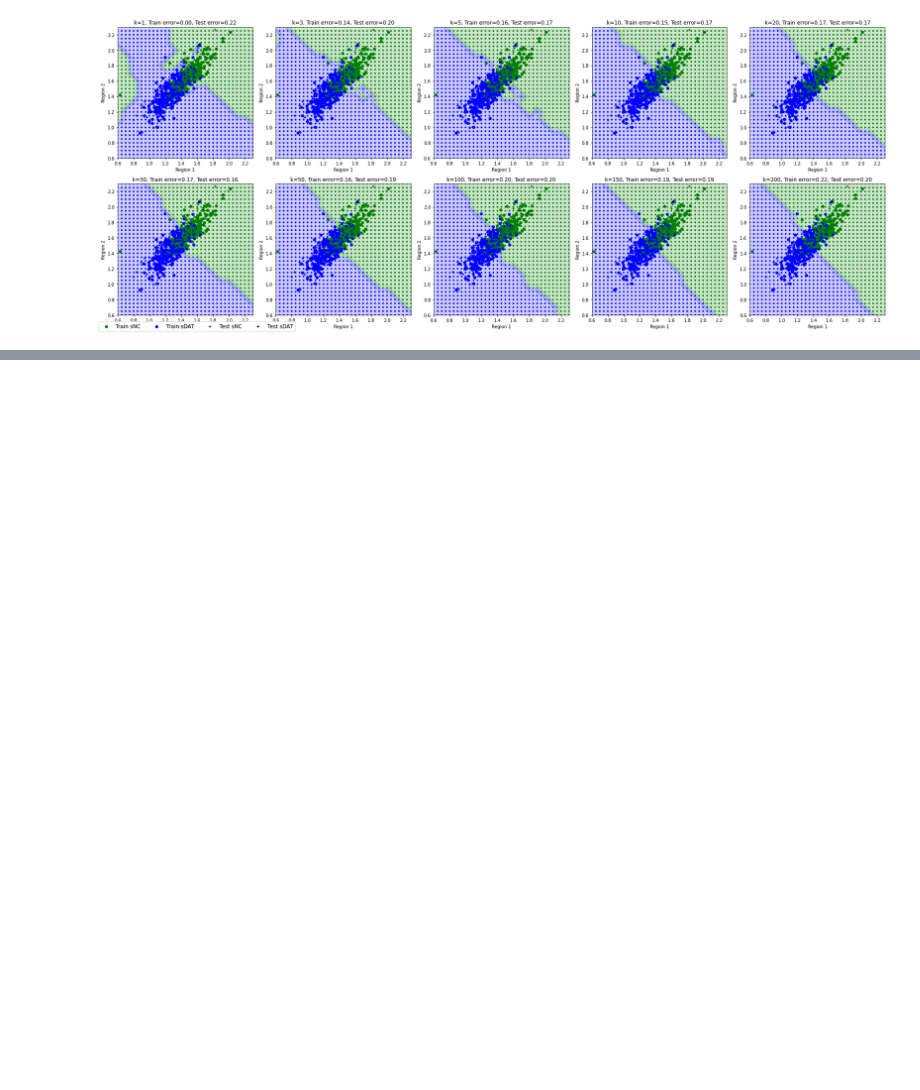
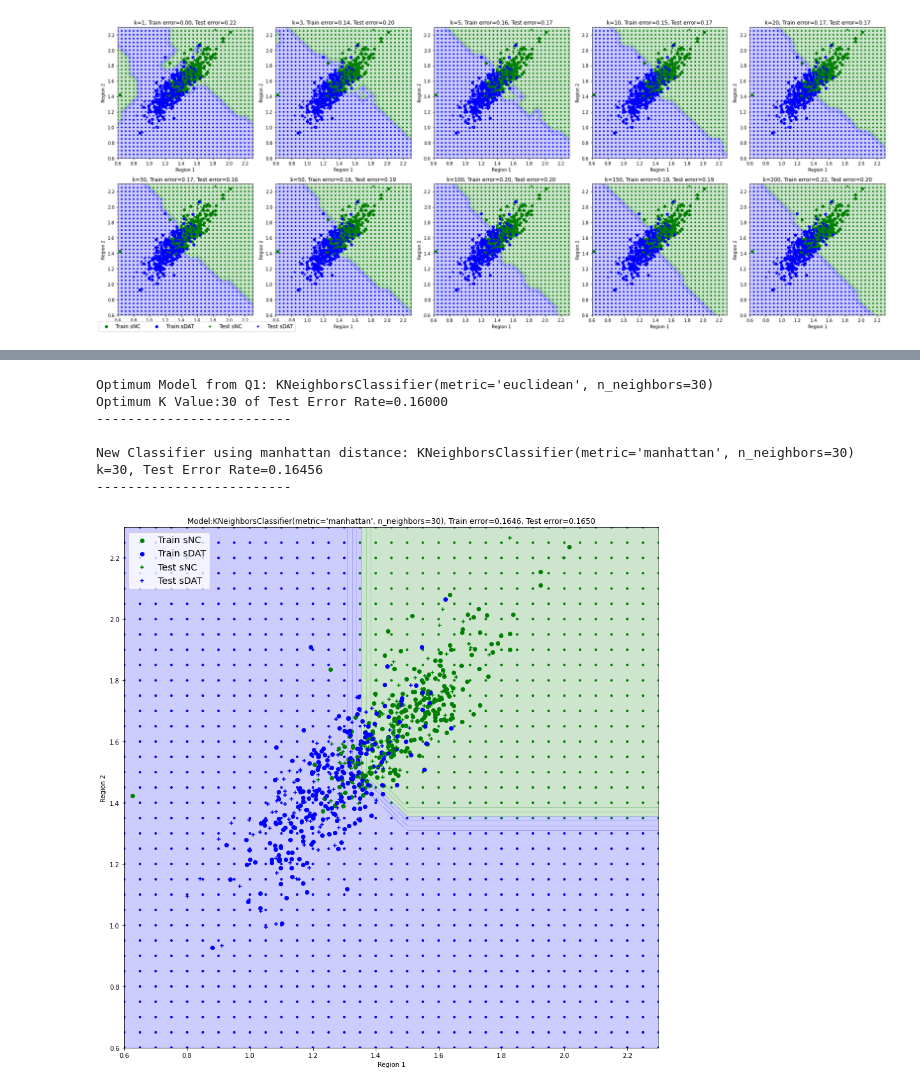
Before and after one commit to dev-nanthan/classifier-knn-diagnosis, a Jupyter notebook: MLA1_KNN.ipynb, the cells around one changed output, grey strips where cells are left out. Saved outputs shown, nothing was run; the diff lists cells and outputs as text; code cells hidden in the pictures; blank space fills up the shorter version.

```diff
--- a/MLA1_KNN.ipynb
+++ b/MLA1_KNN.ipynb
@@ -258,0 +282,66 @@ plt.show()
+# %%
+# Print the Optinum Model and the Performance it produced
+print("Optimum Model from Q1:", OPT_Mod)
+print("Optimum K Value:{} of Test Error Rate={:.5f}".format(results[opt_i]["K"], results[opt_i]["test_error"]))
+
+OPT_K = results[opt_i]["K"]
+
+knn2 = KNeighborsClassifier(n_neighbors=OPT_K, metric='manhattan')
+knn2.fit(train_data, train_labels)
+train_accuracy2 = knn2.score(train_data, train_labels)
+test_accuracy2 = knn2.score(test_data, test_labels)
+
+train_error2 = 1 - train_accuracy2
+test_error2 = 1 - test_accuracy2
+print("-------------------------\r\n")
+print("New Classifier using manhattan distance:",knn2)
+print("k={}, Test Error Rate={:.5f}".format(OPT_K, train_error2, test_error2))
+print("-------------------------\r\n")
+
+grid_df = pd.read_csv("2D_grid_points.csv")
+colors = ListedColormap(['green', 'blue'])
+
+# Predict and Plot the Labels for grid points using Optimum model
+grid_predictions2 = knn2.predict(grid_df)
+
+plt.figure(figsize=(15,15))
+
+plt.scatter(grid_df.iloc[:, 0], grid_df.iloc[:, 1], c=grid_predictions2, marker='.', cmap=colors)
+
+# Draw Contour through class boundary
+x_min, x_max = grid_df.iloc[:, 0].min(), grid_df.iloc[:, 0].max()+0.1
+y_min, y_max = grid_df.iloc[:, 1].min(), grid_df.iloc[:, 1].max()+0.1
+
+# Create the Meshgrid to Crete the Contour Grid
+xx, yy = np.meshgrid(np.arange(x_min, x_max, 0.1), np.arange(y_min, y_max, 0.1))
+Cont_Z = knn2.predict(np.c_[xx.ravel(), yy.ravel()])
+Cont_Z = Cont_Z.reshape(xx.shape)
+
+# Plot the Contour
+plt.contourf(xx, yy, Cont_Z, alpha= 0.2, cmap=colors)
+
+# Plot Train Data Classification
+plt.scatter(train_sNC.iloc[:, 0], train_sNC.iloc[:, 1], c='g', marker='o', label='Train sNC')
+plt.scatter(train_sDAT.iloc[:, 0], train_sDAT.iloc[:, 1], c='b', marker='o', label='Train sDAT')
+
+# Plot Test Data Classification
+plt.scatter(test_sNC.iloc[:, 0], test_sNC.iloc[:, 1], c='g', marker='+', label='Test sNC')
+plt.scatter(test_sDAT.iloc[:, 0], test_sDAT.iloc[:, 1], c='b', marker='+', label='Test sDAT')
+
+# Set Title and Legends
+plt.title("Model:{}, Train error={:.4f}, Test error={:.4f}".format(knn2, train_error2, test_error2))
+plt.legend(loc='upper left', fontsize='x-large', fancybox=True)
+plt.xlabel('Region 1')
+plt.ylabel('Region 2')
+
+#Show the plot
+plt.show()
+# %% [output]
+Optimum Model from Q1: KNeighborsClassifier(metric='euclidean', n_neighbors=30)
+Optimum K Value:30 of Test Error Rate=0.16000
+-------------------------
+
+New Classifier using manhattan distance: KNeighborsClassifier(metric='manhattan', n_neighbors=30)
+k=30, Test Error Rate=0.16456
+-------------------------
+[figure, added]
```
Also changed, not shown: parts of 14 cells of this notebook.
